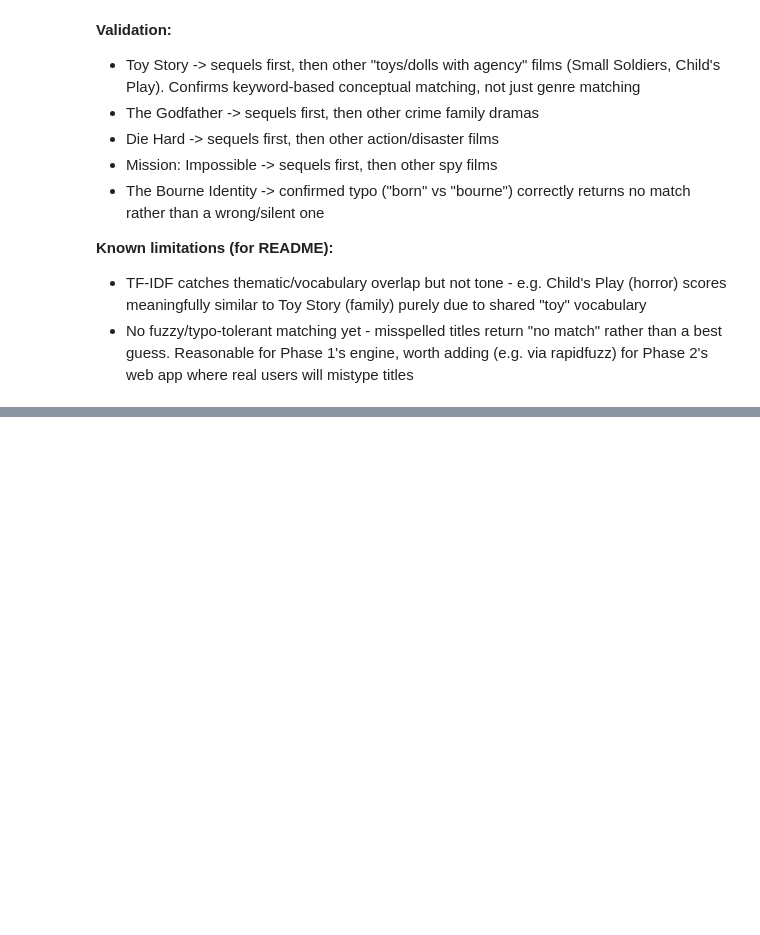
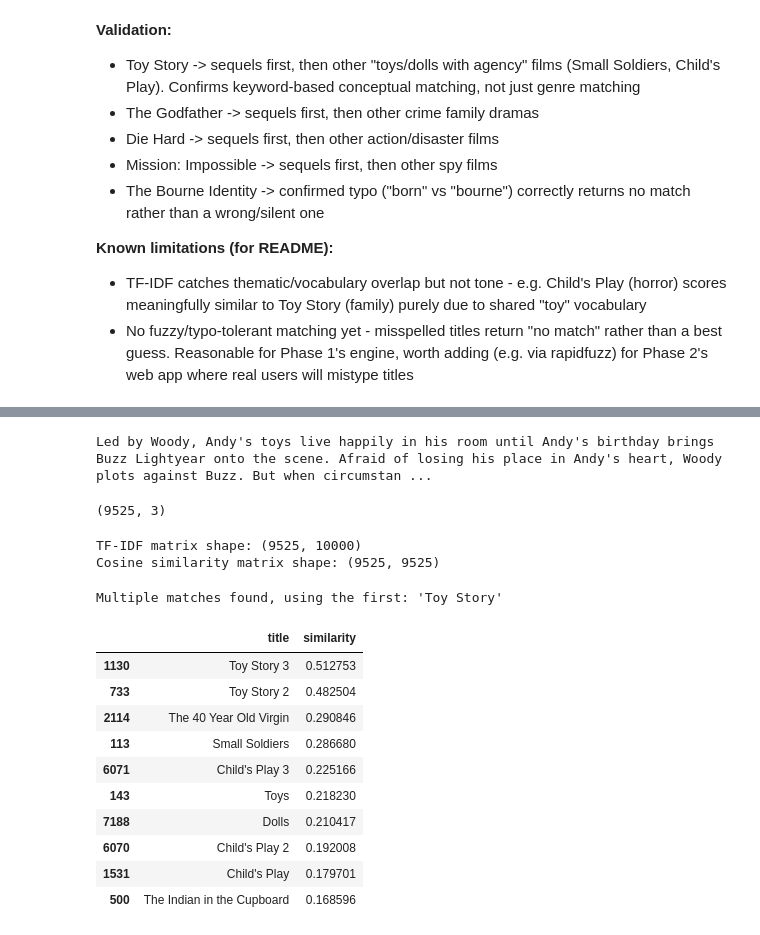
Before and after one commit to leajadaa/movie-recommender, a Jupyter notebook: notebooks/01_eda.ipynb, the cells around one changed output, grey strips where cells are left out. Drawn from its saved outputs; the diff is of its cells as text; code cells hidden in the pictures; blank space fills up the shorter version.

Commit message:
refined director encoding: underscore-joined director names; wraps up content-based engine

```diff
--- a/notebooks/01_eda.ipynb
+++ b/notebooks/01_eda.ipynb
@@ -1082,0 +1105,48 @@ compared against every other movie based on TF-IDF vectors
+# %%
+#rebuild the soup column to include the updated director_clean
+content_df['soup'] = (
+    content_df['overview_clean'] + ' ' +
+    content_df['genres_clean'] + ' ' +
+    content_df['keywords_clean'] + ' ' +
+    content_df['director_clean']
+)
+
+print(content_df['soup'].iloc[0])
+# %% [output]
+Led by Woody, Andy's toys live happily in his room until Andy's birthday brings Buzz Lightyear onto the scene. Afraid of losing his place in Andy's heart, Woody plots against Buzz. But when circumstan ...
+# %%
+#rebuild movies_for_content with the updated soup column
+movies_for_content = content_df.drop_duplicates(subset='id')[['id', 'title', 'soup']].reset_index(drop=True)
+movies_for_content = movies_for_content[movies_for_content['title'].notna()].reset_index(drop=True)
+
+print(movies_for_content.shape)
+# %% [output]
+(9525, 3)
+# %%
+#rebuild the TF-IDF matrix and cosine similarity matrix with the updated soup column
+tfidf_matrix = tfidf.fit_transform(movies_for_content['soup'])
+cosine_sim = cosine_similarity(tfidf_matrix, tfidf_matrix)
+
+movies_for_content['title_normalized'] = movies_for_content['title'].apply(normalize_title)
+
+print("TF-IDF matrix shape:", tfidf_matrix.shape)
+print("Cosine similarity matrix shape:", cosine_sim.shape)
+# %% [output]
+TF-IDF matrix shape: (9525, 10000)
+Cosine similarity matrix shape: (9525, 9525)
+# %%
+#check director fix
+get_similar_movies('Toy Story')
+# %% [output]
+Multiple matches found, using the first: 'Toy Story'
+|  | title | similarity |
+| 1130 | Toy Story 3 | 0.512753 |
+| 733 | Toy Story 2 | 0.482504 |
+| 2114 | The 40 Year Old Virgin | 0.290846 |
+| 113 | Small Soldiers | 0.286680 |
+| 6071 | Child's Play 3 | 0.225166 |
+| 143 | Toys | 0.218230 |
+| 7188 | Dolls | 0.210417 |
+| 6070 | Child's Play 2 | 0.192008 |
+| 1531 | Child's Play | 0.179701 |
+| 500 | The Indian in the Cupboard | 0.168596 |
```
Also changed, not shown: parts of 2 cells of this notebook.
